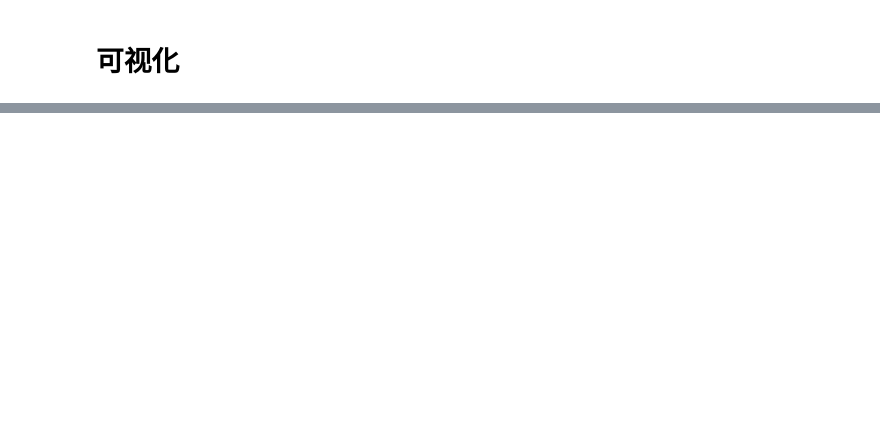
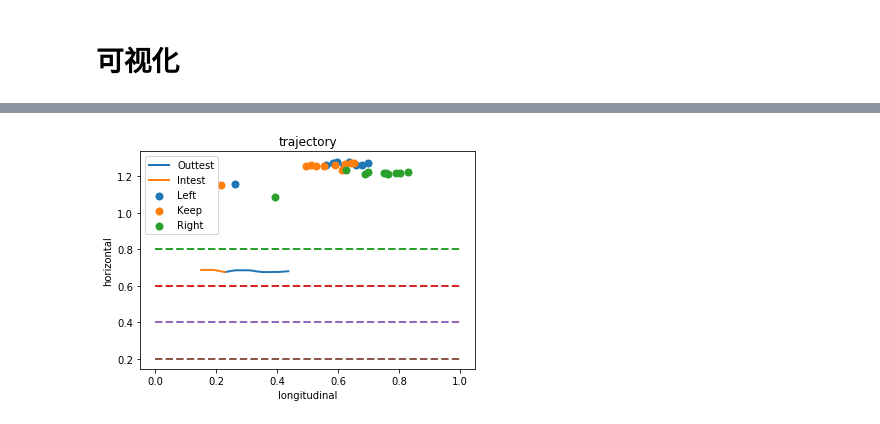
Before and after one commit to SimonLaplacing/prediction, a Jupyter notebook: MultiModal.ipynb, the cells around one changed output, grey strips where cells are left out. Cells and saved outputs as stored; diff of their text form; code cells hidden in the pictures; blank space fills up the shorter version.

```diff
--- a/MultiModal.ipynb
+++ b/MultiModal.ipynb
@@ -252,0 +254,53 @@ plt.show()
+# %%
+i = 18
+
+vis1 = model.predict([[Intest80[i]], np.array([[1, 0, 0]])])
+vis2 = model.predict([[Intest80[i]], np.array([[0, 1, 0]])])
+vis3 = model.predict([[Intest80[i]], np.array([[0, 0, 1]])])
+
+# 逆归一化
+maxx = max(max(Intest80[:, :, 0].flatten()), max(Outtest80[:, :, 0].flatten(
+)), max(Intrain80[:, :, 0].flatten()), max(Outtrain80[:, :, 0].flatten()))
+maxy = max(max(Intest80[:, :, 1].flatten()), max(Outtest80[:, :, 1].flatten(
+)), max(Intrain80[:, :, 1].flatten()), max(Outtrain80[:, :, 1].flatten()))
+minx = min(min(Intest80[:, :, 0].flatten()), min(Outtest80[:, :, 0].flatten(
+)), min(Intrain80[:, :, 0].flatten()), min(Outtrain80[:, :, 0].flatten()))
+miny = min(min(Intest80[:, :, 1].flatten()), min(Outtest80[:, :, 1].flatten(
+)), min(Intrain80[:, :, 1].flatten()), min(Outtrain80[:, :, 1].flatten()))
+
+ir_vis1 = vis1[0] * np.array([maxx-minx,maxy-miny]) + np.array([minx,miny])
+ir_vis2 = vis2[0] * np.array([maxx-minx,maxy-miny]) + np.array([minx,miny])
+ir_vis3 = vis3[0] * np.array([maxx-minx,maxy-miny]) + np.array([minx,miny])
+
+# 逆增量化
+for j in range(0,Intrain.shape[1]):
+    ir_vis1[j] += ir_vis1[j-1] if j==0 else OutStest80[i][j]
+    ir_vis2[j] += ir_vis2[j-1] if j==0 else OutStest80[i][j]
+    ir_vis3[j] += ir_vis3[j-1] if j==0 else OutStest80[i][j]
+
+avis1 = ir_vis1.swapaxes(0, 1)
+avis2 = ir_vis2.swapaxes(0, 1)
+avis3 = ir_vis3.swapaxes(0, 1)
+aIntest = InStest80[i].swapaxes(0, 1)
+aOuttest = OutStest80[i].swapaxes(0, 1)
+
+plt.plot(aOuttest[1], aOuttest[0], lw=2, label="Outtest")
+plt.scatter(avis1[1], avis1[0], lw=2, label="Left")
+plt.scatter(avis2[1], avis2[0], lw=2, label="Keep")
+plt.scatter(avis3[1], avis3[0], lw=2, label="Right")
+plt.plot(aIntest[1], aIntest[0], lw=2, label="Intest")
+
+plt.plot(np.linspace(0, 1, 2), [0.8, 0.8], lw=2, linestyle='--')
+plt.plot(np.linspace(0, 1, 2), [0.6, 0.6], lw=2, linestyle='--')
+plt.plot(np.linspace(0, 1, 2), [0.4, 0.4], lw=2, linestyle='--')
+plt.plot(np.linspace(0, 1, 2), [0.2, 0.2], lw=2, linestyle='--')
+
+plt.xlim(0, 1)
+plt.ylim(0, 1)
+plt.title('trajectory')
+plt.ylabel('horizontal')
+plt.xlabel('longitudinal')
+plt.legend()
+plt.show()
+# %% [output]
+[figure, added]
```
Also changed, not shown: parts of 5 cells of this notebook, 8 other files.
